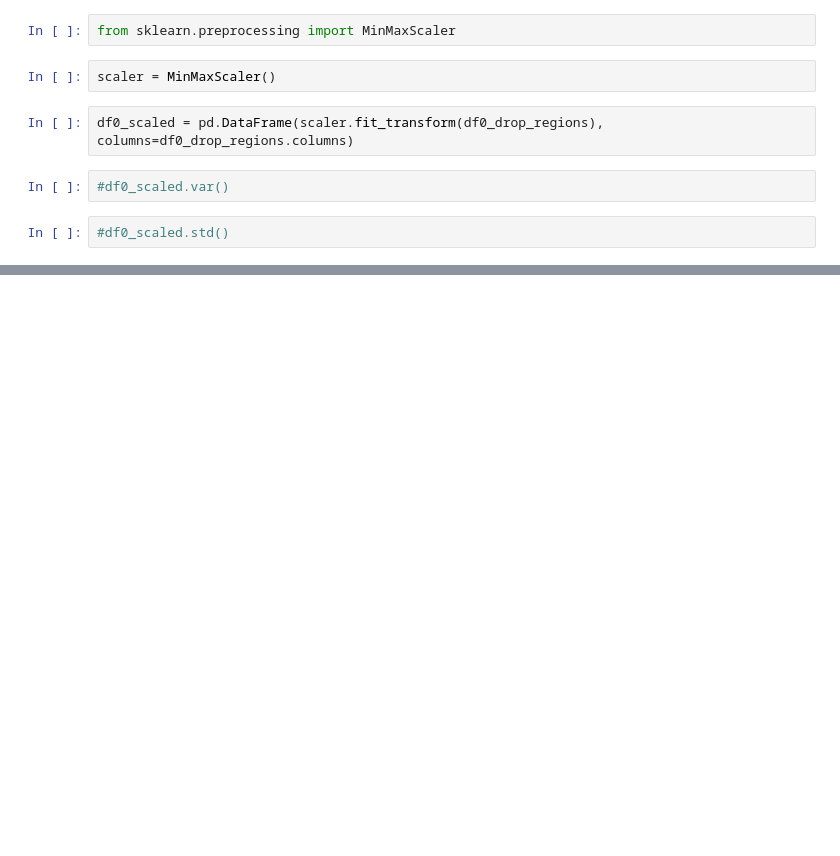
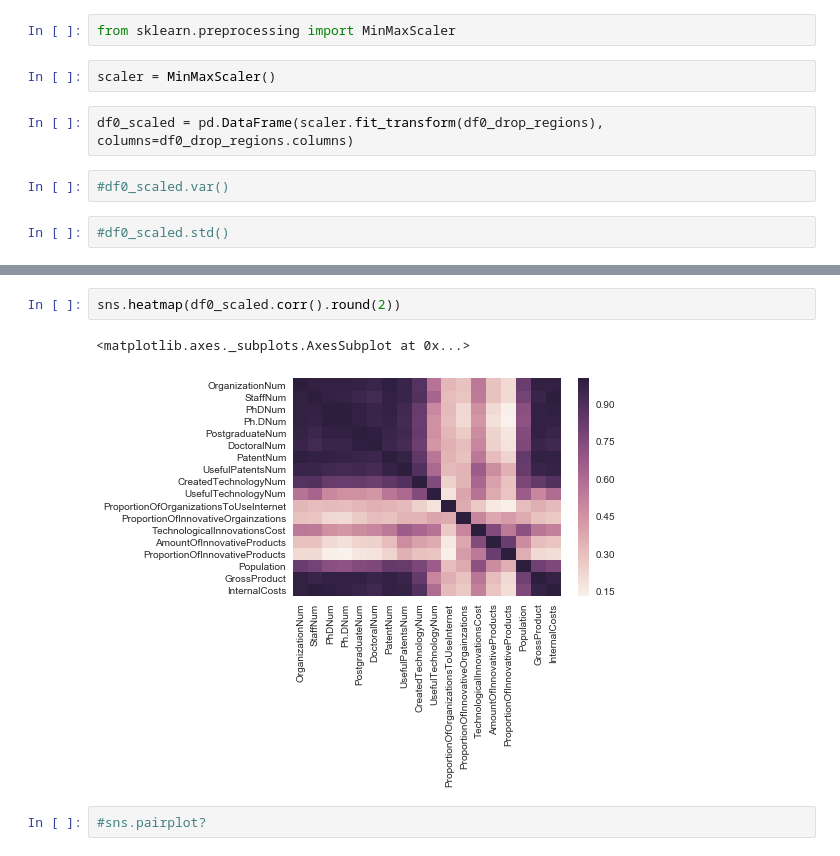
Before and after one commit to contemplat0r/clustering, a Jupyter notebook: K-Mean-26-03-17-Cleaned.ipynb, the cells around one changed output, grey strips where cells are left out. Cells and saved outputs as stored; diff of their text form; blank space fills up the shorter version.

Commit message:
Exps with plotly and Seaborn - add scatterplot in plotly and Seaborn heatmap for correlation matrix

```diff
--- a/K-Mean-26-03-17-Cleaned.ipynb
+++ b/K-Mean-26-03-17-Cleaned.ipynb
@@ -693,3 +706,10 @@ df0_scaled.corr().round(2)
 | Population | 0.82 | 0.79 | 0.73 | 0.71 | 0.75 | 0.76 | 0.84 | ... |
 | GrossProduct | 0.98 | 0.96 | 0.98 | 0.98 | 0.98 | 0.96 | 0.98 | ... |
 | InternalCosts | 0.98 | 1.00 | 0.99 | 0.98 | 0.96 | 0.94 | 0.98 | ... |
+# %%
+sns.heatmap(df0_scaled.corr().round(2))
+# %% [output]
+<matplotlib.axes._subplots.AxesSubplot at 0x...>
+[figure, added]
+# %%
+#sns.pairplot?
```
Also changed, not shown: parts of 7 cells of this notebook.
